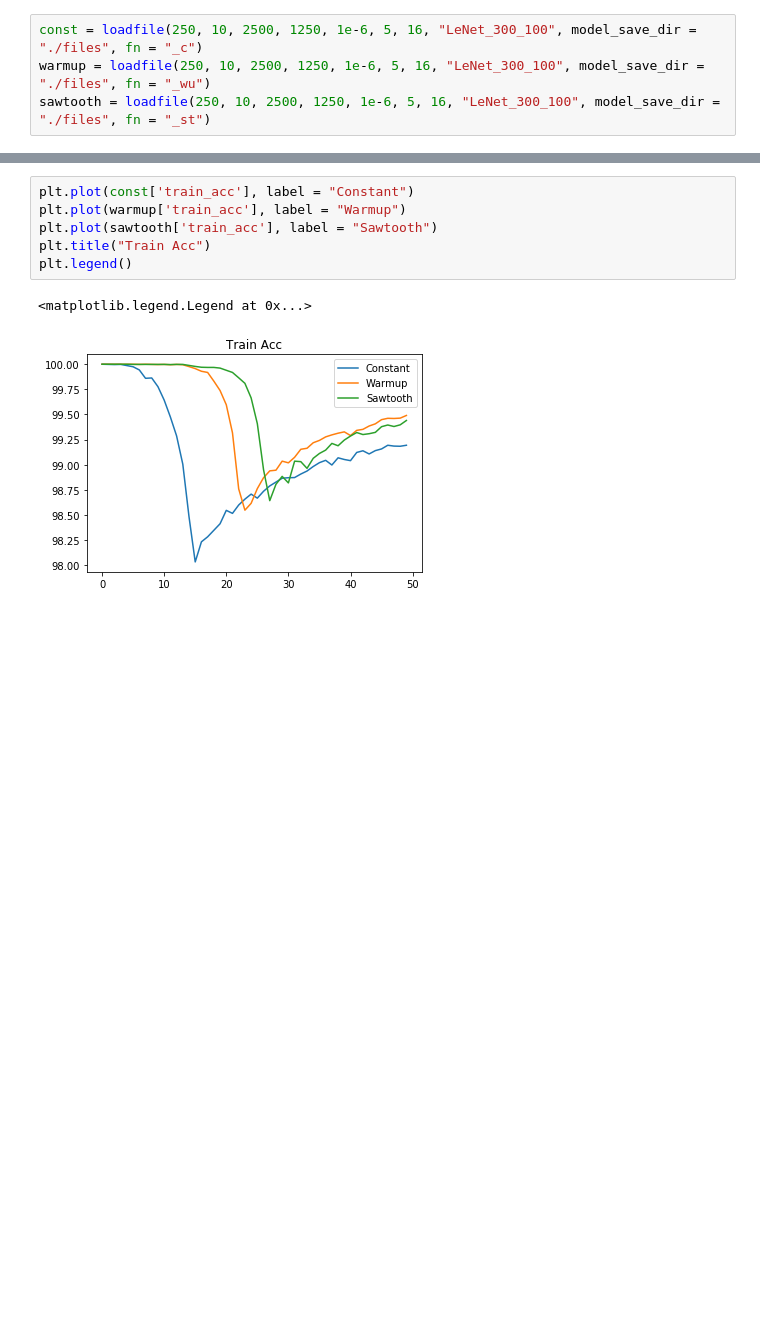
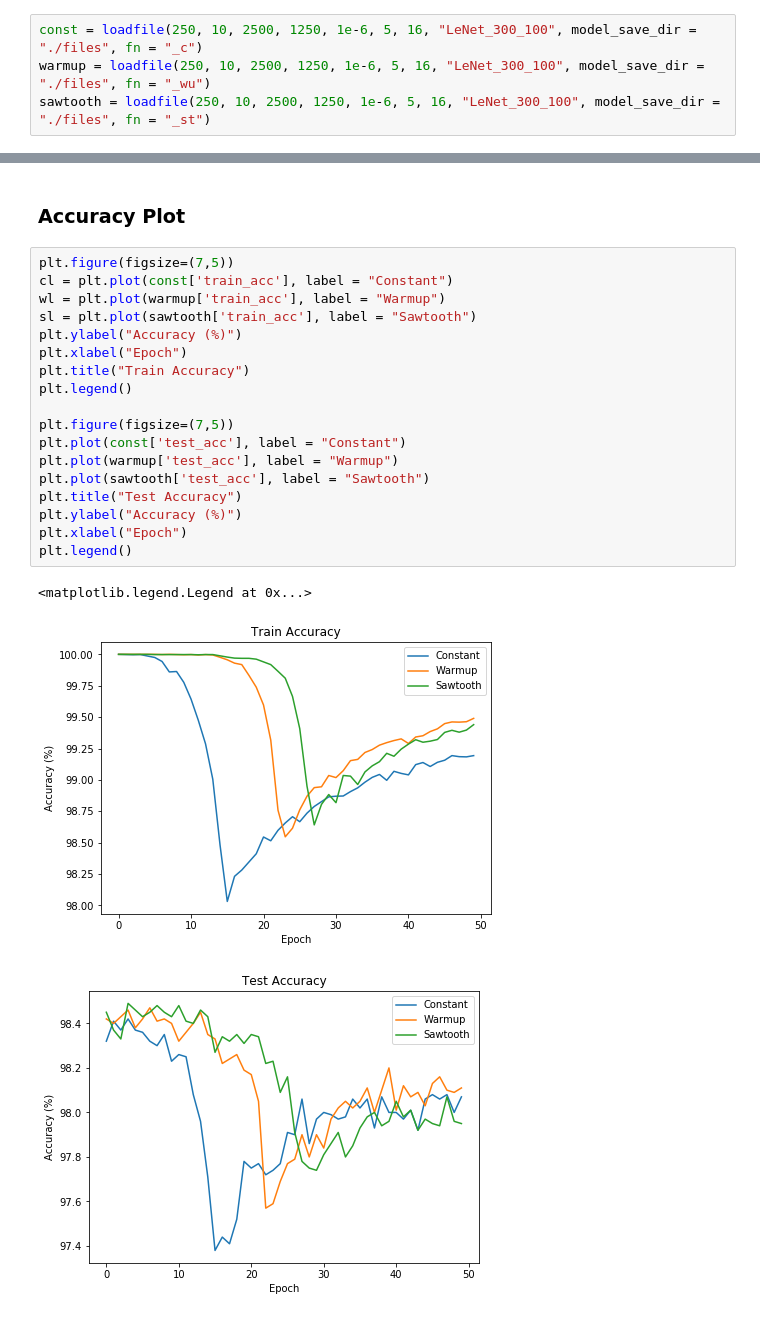
Before and after one commit to okz12/NN_compression, a Jupyter notebook: writeup/vastkd/mods_vis.ipynb, the cells around one changed output, grey strips where cells are left out. Drawn from its saved outputs; the diff is of its cells as text; blank space fills up the shorter version.

```diff
--- a/writeup/vastkd/mods_vis.ipynb
+++ b/writeup/vastkd/mods_vis.ipynb
@@ -54,9 +75,24 @@ plt.legend()
+# %% [markdown]
+### Accuracy Plot
 # %%
-plt.plot(const['train_acc'], label = "Constant")
-plt.plot(warmup['train_acc'], label = "Warmup")
-plt.plot(sawtooth['train_acc'], label = "Sawtooth")
-plt.title("Train Acc")
+plt.figure(figsize=(7,5))
+cl = plt.plot(const['train_acc'], label = "Constant")
+wl = plt.plot(warmup['train_acc'], label = "Warmup")
+sl = plt.plot(sawtooth['train_acc'], label = "Sawtooth")
+plt.ylabel("Accuracy (%)")
+plt.xlabel("Epoch")
+plt.title("Train Accuracy")
 plt.legend()
+
+plt.figure(figsize=(7,5))
+plt.plot(const['test_acc'], label = "Constant")
+plt.plot(warmup['test_acc'], label = "Warmup")
+plt.plot(sawtooth['test_acc'], label = "Sawtooth")
+plt.title("Test Accuracy")
+plt.ylabel("Accuracy (%)")
+plt.xlabel("Epoch")
+plt.legend()
 # %% [output]
 <matplotlib.legend.Legend at 0x...>
-[figure, old version]
+[figure, new version]
+[figure, added]
```
Also changed, not shown: parts of 7 cells of this notebook, 4 other files.
